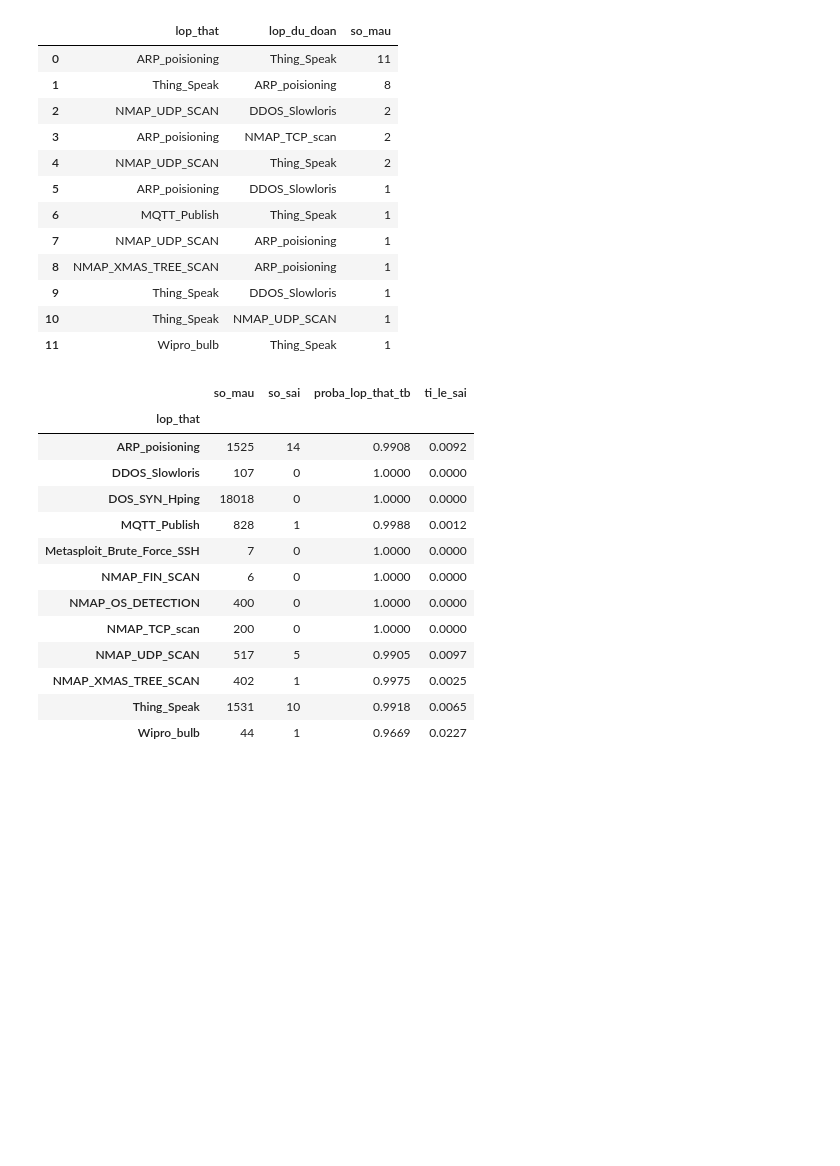
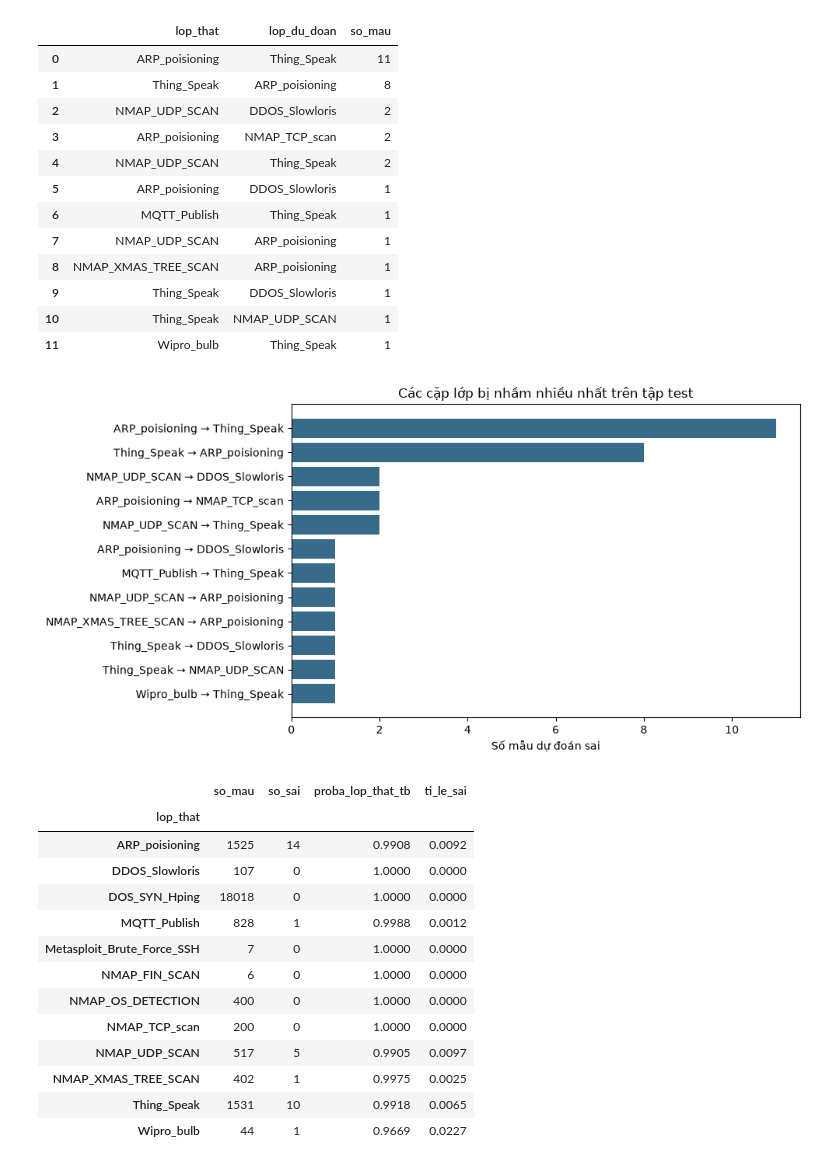
Before and after one commit to PhamNgocTuan-2006/SGU26K2_MayHoc, a Jupyter notebook: DeTaiCuoiKy_V2/experiments/08_error_analysis.ipynb, the cells around one changed output. Saved outputs shown, nothing was run; the diff lists cells and outputs as text; code cells hidden in the pictures; blank space fills up the shorter version.

```diff
--- a/DeTaiCuoiKy_V2/experiments/08_error_analysis.ipynb
+++ b/DeTaiCuoiKy_V2/experiments/08_error_analysis.ipynb
@@ -54,6 +54,23 @@ cap.head(15)
 | 9 | Thing_Speak | DDOS_Slowloris | 1 |
 | 10 | Thing_Speak | NMAP_UDP_SCAN | 1 |
 | 11 | Wipro_bulb | Thing_Speak | 1 |
+# %%
+from pathlib import Path
+import matplotlib.pyplot as plt
+import pandas as pd
+
+results = (Path('..') if Path.cwd().name == 'experiments' else Path('.')) / 'results'
+errors = pd.read_csv(results / 'test/top_confusions.csv').nlargest(15, 'so_mau')
+fig, ax = plt.subplots(figsize=(10, 5))
+ax.barh(errors['lop_that'] + ' → ' + errors['lop_du_doan'], errors['so_mau'], color='#386A89')
+ax.invert_yaxis()
+ax.set(title='Các cặp lớp bị nhầm nhiều nhất trên tập test', xlabel='Số mẫu dự đoán sai')
+fig.tight_layout()
+(results / 'figures').mkdir(exist_ok=True)
+fig.savefig(results / 'figures/top_confusions.png', dpi=300, bbox_inches='tight')
+plt.show()
+# %% [output]
+[figure, added]
 # %%
 tom_tat = d.groupby("lop_that").agg(
     so_mau=("sai", "size"),
```
Also changed, not shown: 14 other files.
